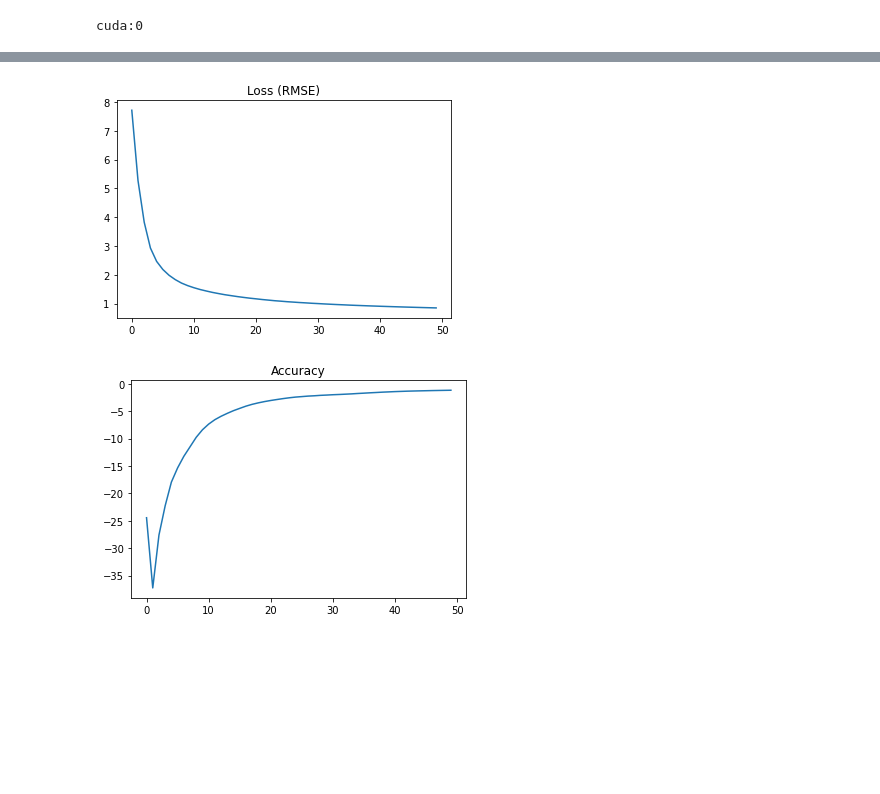
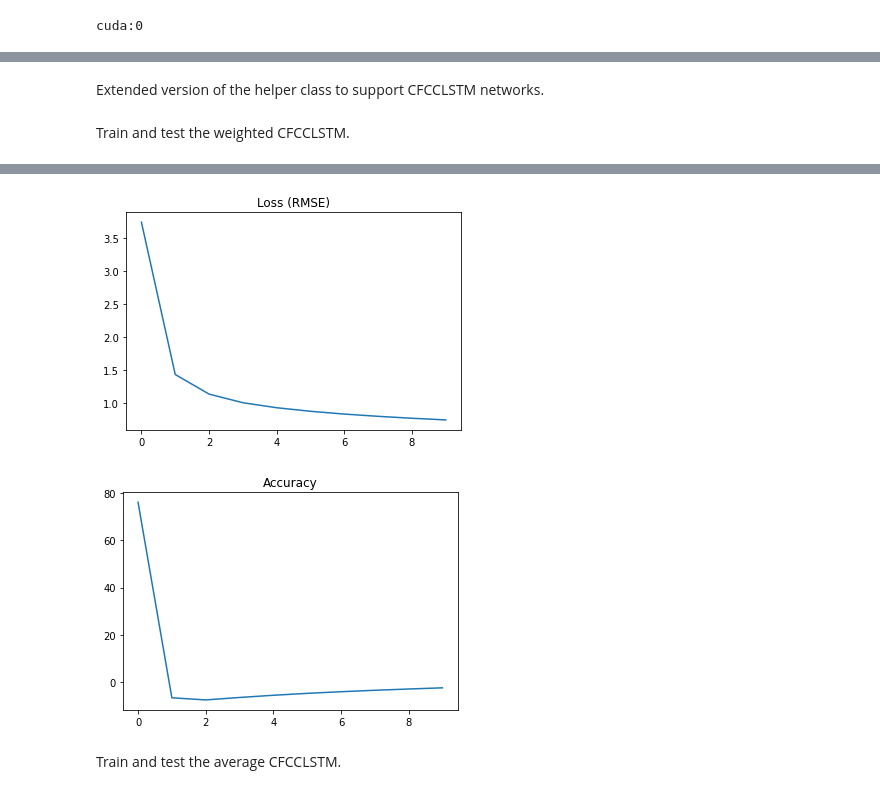
Before and after one commit to lhaarman/CFCC-LSTM-Reproducibility-project, a Jupyter notebook: ReproProject.ipynb, the cells around one changed output, grey strips where cells are left out. Saved outputs shown, nothing was run; the diff lists cells and outputs as text; code cells hidden in the pictures; blank space fills up the shorter version.

```diff
--- a/ReproProject.ipynb
+++ b/ReproProject.ipynb
@@ -73,9 +79,8 @@ class CFCCLSTM(FCLSTM):
 
     self.conv_layer = nn.Conv1d(prediction_length,prediction_length, kernel_size=hidden_size, stride=1, padding=0)
     if mode == "average":
-      self.conv_layer = nn.Conv1d(prediction_length,prediction_length, kernel_size=hidden_size, stride=1, padding=0)
       with torch.no_grad():
-        self.conv_layer.weight.data = torch.mul(torch.ones(1, 1, hidden_size), 1.0 / hidden_size)
+        self.conv_layer.weight.data = torch.mul(torch.ones(prediction_length, prediction_length, hidden_size), 1.0 / hidden_size)
         self.conv_layer.weight.requires_grad = False
 
   # takes in a grid of N x history_length x 25 and returns a grid of N x prediction_length x 5 x 5
@@ -83,7 +88,8 @@ class CFCCLSTM(FCLSTM):
       output = super().forward(input, False) # N x prediction_length x 5 x 5
 
       # put data in 1 channel
-      output = torch.unsqueeze(output, dim=1) # N x 1 x 25
+      unflatten = nn.Unflatten(1, (self.prediction_length, self.hidden_size))
+      output = unflatten(output) # N x 1 x 25
       output = self.conv_layer(output) # N x 1 x 1
       output = torch.flatten(output, start_dim=1)
 
@@ -107,7 +115,7 @@ class FCLSTM_SSTPredictor:
 
         data_length = data.shape[0]
 
-        for t in range(data_length - self.history_length - self.prediction_length):
+        for t in range(1 + data_length - self.history_length - self.prediction_length):
             for lat in range(16):
                 for lon in range(16):
                     x.append(
@@ -132,7 +140,7 @@ class FCLSTM_SSTPredictor:
         return torch.sqrt(nn.MSELoss()(output, target))
 
     def accuracy(self, output, target):
-        return 1 - torch.mean(torch.divide(np.mean(torch.subtract(output, target))), target)
+        return 1 - torch.mean(torch.divide(torch.mean(torch.subtract(output, target)), target))
 
     def train(self, batches):
         print("Running training...")
@@ -243,3 +253,5 @@ Accuracy for validation: -1.4627489353651586
+# %% [markdown]
+Extended version of the helper class to support CFCCLSTM networks.
 # %%
 class CFCCLSTM_SSTPredictor(FCLSTM_SSTPredictor):
 
@@ -249,24 +261,26 @@ class CFCCLSTM_SSTPredictor(FCLSTM_SSTPredictor):
 
         data_length = data.shape[0]
 
-        for t in range(data_length - self.history_length - self.prediction_length):
+        for t in range(1 + data_length - self.history_length - self.prediction_length):
             for lat in range(16):
                 for lon in range(16):
                     x.append(
                         self.sst[t:t + self.history_length, lat:lat+5, lon:lon+5]
                     )
                     y.append(
-                        self.sst[t + self.history_length:t + self.history_length + self.prediction_length, lat, lon]
+                        self.sst[t + self.history_length:t + self.history_length + self.prediction_length, lat + 2, lon + 2]
                     )
 
         x_tensor = torch.Tensor(np.asarray(x)).flatten(start_dim=2)
         y_tensor = torch.Tensor(np.asarray(y))
 
         return x_tensor, y_tensor
+# %% [markdown]
+Train and test the weighted CFCCLSTM.
 # %%
 model = CFCCLSTM(25, 25, 4, 1, device=device)
 
-sst_predictor = CFCCLSTM_SSTPredictor(sst, model, 4, 1, 1024, epochs=50, device=device)
+sst_predictor = CFCCLSTM_SSTPredictor(sst, model, 4, 1, 1024, epochs=10, device=device)
 train_data, test_data = sst_predictor.train_test()
 
 x_train, y_train = sst_predictor.transform_data(train_data)
@@ -301,5 +311,7 @@ Accuracy for validation: -2.3535137029543316
-[figure, old version]
+[figure, new version]
-[figure, old version]
+[figure, new version]
+# %% [markdown]
+Train and test the average CFCCLSTM.
 # %%
 model = CFCCLSTM(25, 25, 4, 1, mode="average", device=device)
 
```
Also changed, not shown: parts of 15 cells of this notebook.
